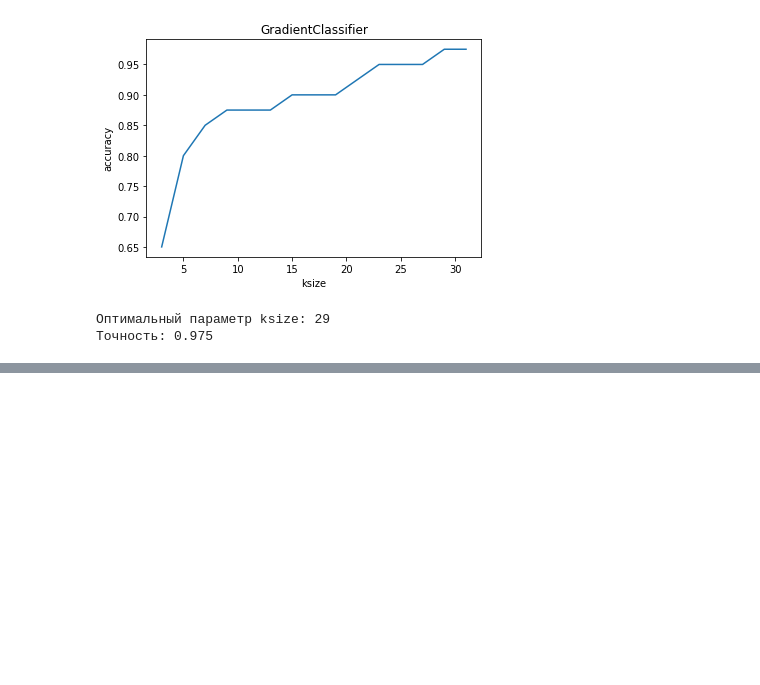
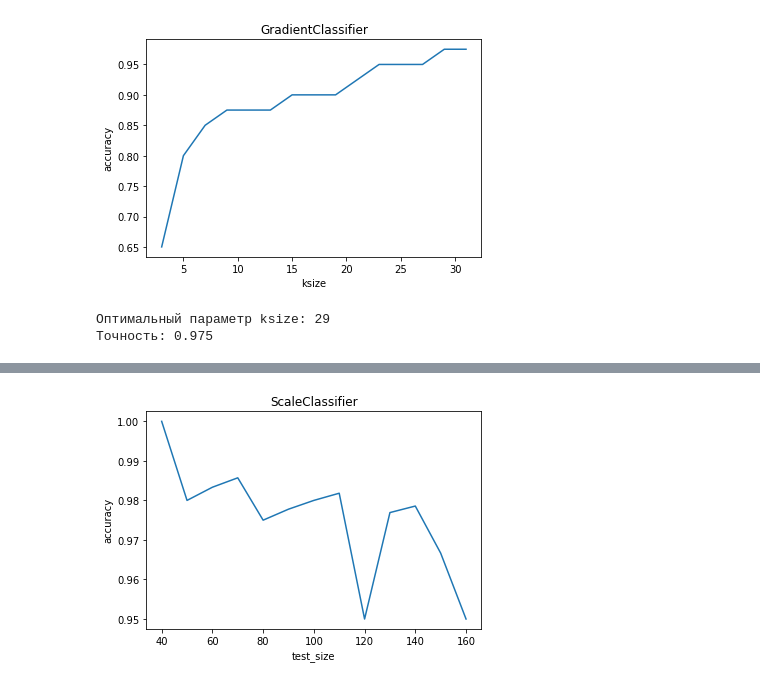
Before and after one commit to greav/Biometrics, a Jupyter notebook: Biometrics.ipynb, the cells around one changed output, grey strips where cells are left out. Saved outputs shown, nothing was run; the diff lists cells and outputs as text; code cells hidden in the pictures; blank space fills up the shorter version.

```diff
--- a/Biometrics.ipynb
+++ b/Biometrics.ipynb
@@ -529,0 +653,4 @@ print('Точность:', max(accuracies))
+# %%
+plot_test_acc(range(40, 170, 10), scale_scores, 'ScaleClassifier')
+# %% [output]
+[figure, added]
```
Also changed, not shown: parts of 17 cells of this notebook.
